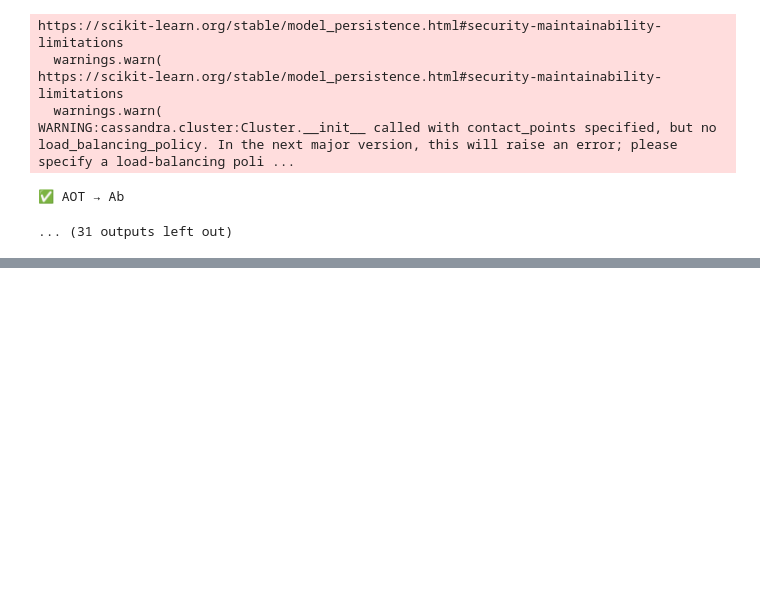
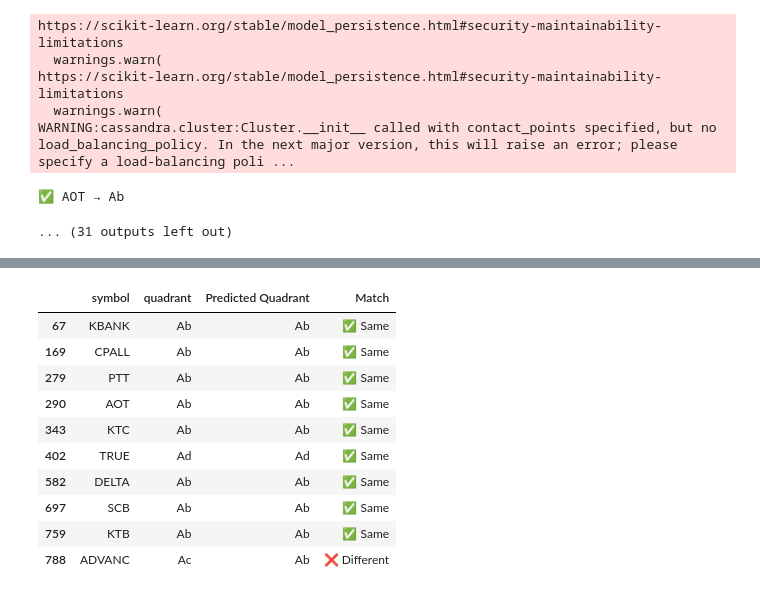
Before and after one commit to phqsuema123/Stock-quadrant-quantitative-analysis-using-deep-learning-classification, a Jupyter notebook: 1.Final_file/5.ployment/deployment_model.ipynb, the cells around one changed output, grey strips where cells are left out. Saved outputs shown, nothing was run; the diff lists cells and outputs as text; code cells hidden in the pictures; blank space fills up the shorter version.

```diff
--- a/1.Final_file/5.ployment/deployment_model.ipynb
+++ b/1.Final_file/5.ployment/deployment_model.ipynb
@@ -268,0 +486,19 @@ WARNING:cassandra.cluster:Cluster.__init__ called with contact_points specified,
+# %%
+symbols = ["DELTA", "PTT", "AOT", "ADVANC", "KBANK",
+           "TRUE", "GULF", "SCB", "KTC", "KTB", "CPALL"]
+
+df_filtered = comparison_df[comparison_df['symbol'].isin(symbols)]
+
+df_filtered.head(11)
+# %% [output]
+|  | symbol | quadrant | Predicted Quadrant | Match |
+| 67 | KBANK | Ab | Ab | ✅ Same |
+| 169 | CPALL | Ab | Ab | ✅ Same |
+| 279 | PTT | Ab | Ab | ✅ Same |
+| 290 | AOT | Ab | Ab | ✅ Same |
+| 343 | KTC | Ab | Ab | ✅ Same |
+| 402 | TRUE | Ad | Ad | ✅ Same |
+| 582 | DELTA | Ab | Ab | ✅ Same |
+| 697 | SCB | Ab | Ab | ✅ Same |
+| 759 | KTB | Ab | Ab | ✅ Same |
+| 788 | ADVANC | Ac | Ab | ❌ Different |
```
Also changed, not shown: parts of 5 cells of this notebook, 9 other files.
